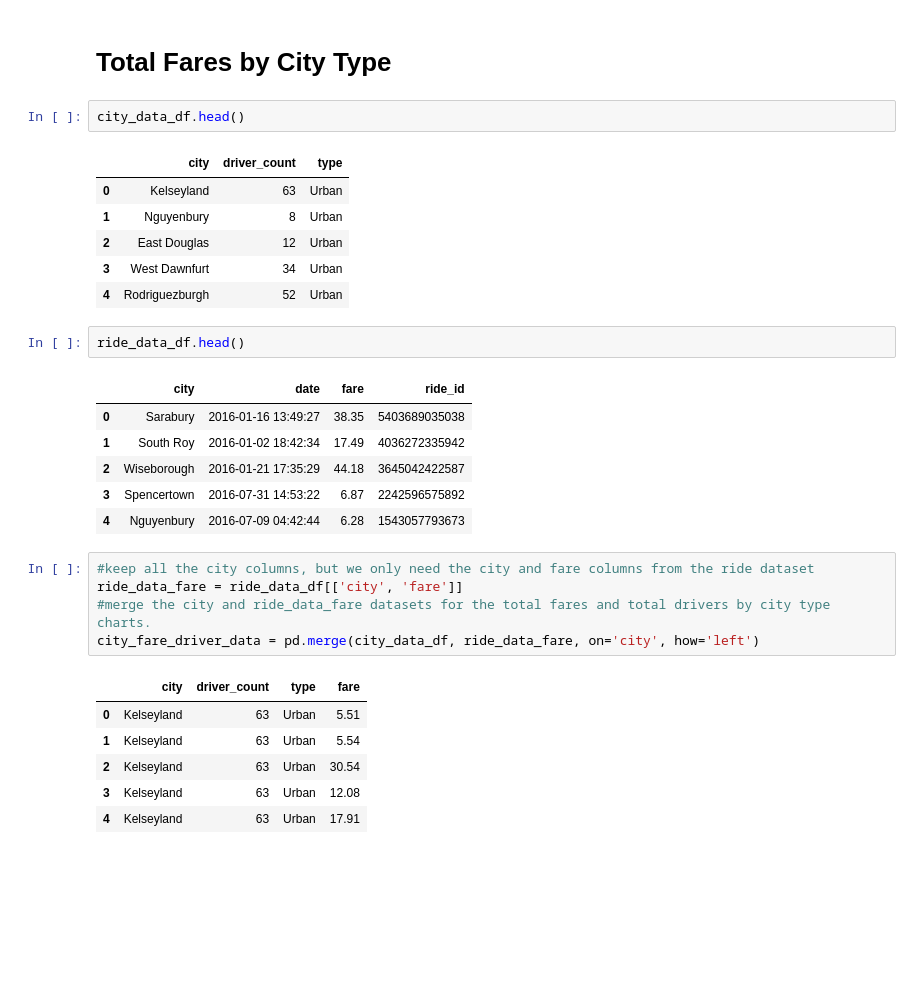
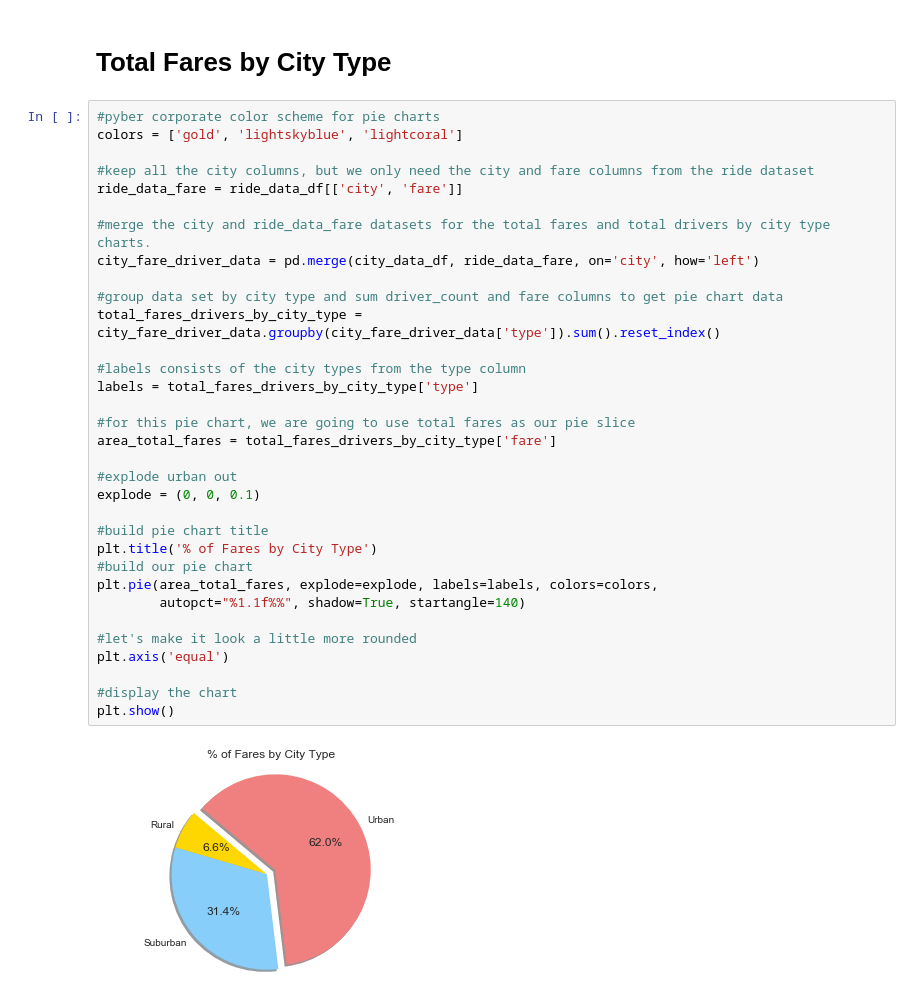
Before and after one commit to penguinistakc/pyber, a Jupyter notebook: Pyber Ride Sharing.ipynb, the cells around one changed output. Cells and saved outputs as stored; diff of their text form; blank space fills up the shorter version.

```diff
--- a/Pyber Ride Sharing.ipynb
+++ b/Pyber Ride Sharing.ipynb
@@ -97,33 +104,38 @@ plt.show()
 [figure]
 # %% [markdown]
 # Total Fares by City Type
-# %%
-city_data_df.head()
-# %% [output]
-|  | city | driver_count | type |
-| 0 | Kelseyland | 63 | Urban |
-| 1 | Nguyenbury | 8 | Urban |
-| 2 | East Douglas | 12 | Urban |
-| 3 | West Dawnfurt | 34 | Urban |
-| 4 | Rodriguezburgh | 52 | Urban |
-# %%
-ride_data_df.head()
-# %% [output]
-|  | city | date | fare | ride_id |
-| 0 | Sarabury | 2016-01-16 13:49:27 | 38.35 | 5403689035038 |
-| 1 | South Roy | 2016-01-02 18:42:34 | 17.49 | 4036272335942 |
-| 2 | Wiseborough | 2016-01-21 17:35:29 | 44.18 | 3645042422587 |
-| 3 | Spencertown | 2016-07-31 14:53:22 | 6.87 | 2242596575892 |
-| 4 | Nguyenbury | 2016-07-09 04:42:44 | 6.28 | 1543057793673 |
-# %%
-#keep all the city columns, but we only need the city and fare columns from the ride dataset
-ride_data_fare = ride_data_df[['city', 'fare']]
-#merge the city and ride_data_fare datasets for the total fares and total drivers by city type charts.
-city_fare_driver_data = pd.merge(city_data_df, ride_data_fare, on='city', how='left')
-# %% [output]
-|  | city | driver_count | type | fare |
-| 0 | Kelseyland | 63 | Urban | 5.51 |
-| 1 | Kelseyland | 63 | Urban | 5.54 |
-| 2 | Kelseyland | 63 | Urban | 30.54 |
-| 3 | Kelseyland | 63 | Urban | 12.08 |
-| 4 | Kelseyland | 63 | Urban | 17.91 |
+# %%
+#pyber corporate color scheme for pie charts
+colors = ['gold', 'lightskyblue', 'lightcoral']
+
+#keep all the city columns, but we only need the city and fare columns from the ride dataset
+ride_data_fare = ride_data_df[['city', 'fare']]
+
+#merge the city and ride_data_fare datasets for the total fares and total drivers by city type charts.
+city_fare_driver_data = pd.merge(city_data_df, ride_data_fare, on='city', how='left')
+
+#group data set by city type and sum driver_count and fare columns to get pie chart data
+total_fares_drivers_by_city_type = city_fare_driver_data.groupby(city_fare_driver_data['type']).sum().reset_index()
+
+#labels consists of the city types from the type column
+labels = total_fares_drivers_by_city_type['type']
+
+#for this pie chart, we are going to use total fares as our pie slice
+area_total_fares = total_fares_drivers_by_city_type['fare']
+
+#explode urban out
+explode = (0, 0, 0.1)
+
+#build pie chart title
+plt.title('% of Fares by City Type')
+#build our pie chart
+plt.pie(area_total_fares, explode=explode, labels=labels, colors=colors,
+        autopct="%1.1f%%", shadow=True, startangle=140)
+
+#let's make it look a little more rounded
+plt.axis('equal')
+
+#display the chart
+plt.show()
+# %% [output]
+[figure, added]
```
Also changed, not shown: parts of 7 cells of this notebook, 6 other files.
